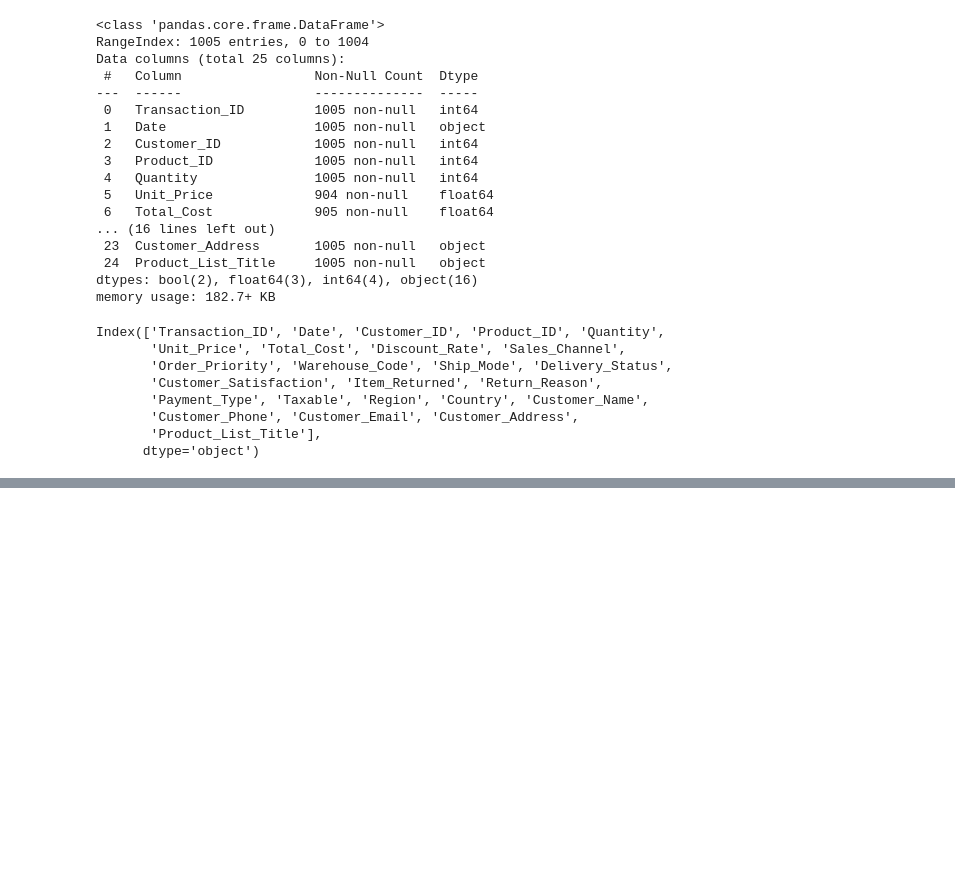
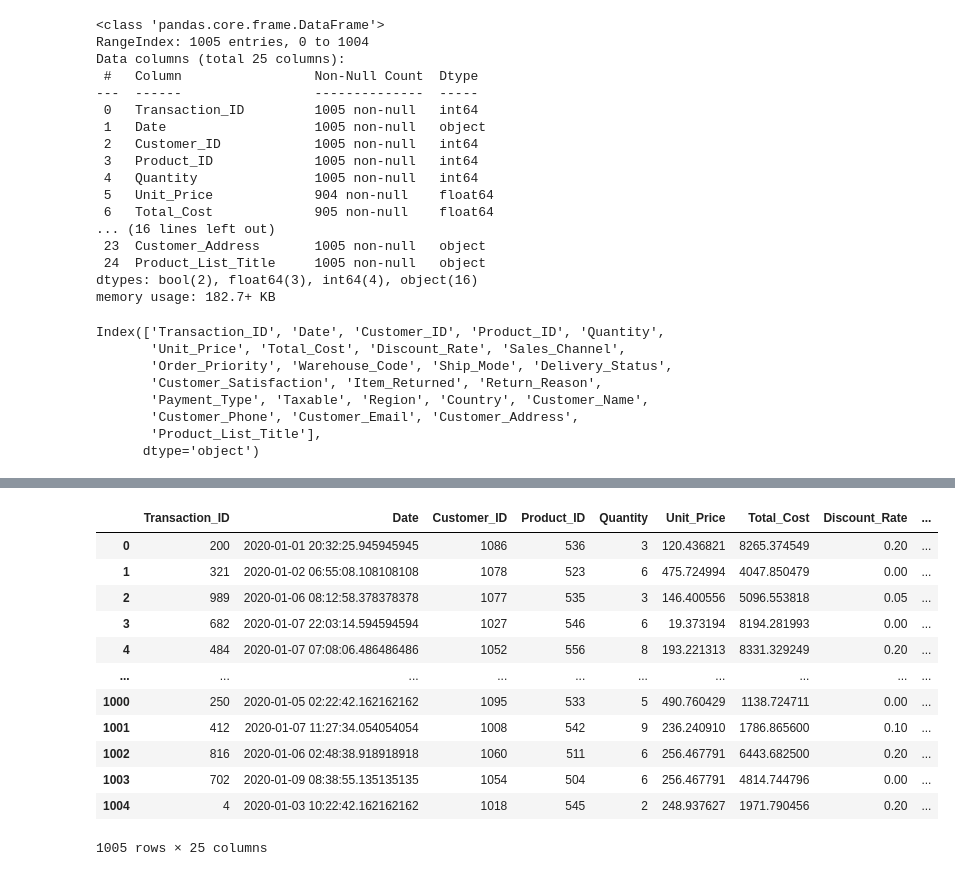
Before and after one commit to kayanbadejo/Ziko_Logistics, a Jupyter notebook: ETL_Pipeline.ipynb, the cells around one changed output, grey strips where cells are left out. Saved outputs shown, nothing was run; the diff lists cells and outputs as text; code cells hidden in the pictures; blank space fills up the shorter version.

Commit message:
Data Loading and ETL Ochestration Completed

```diff
--- a/ETL_Pipeline.ipynb
+++ b/ETL_Pipeline.ipynb
@@ -56,3 +82,16 @@ Index(['Transaction_ID', 'Date', 'Customer_ID', 'Product_ID', 'Quantity',
        'Customer_Phone', 'Customer_Email', 'Customer_Address',
        'Product_List_Title'],
       dtype='object')
+# %%
+# Data Cleaning and Transformation
+
+# Create  a copy of the Data Frame
+ZikoDF = Ziko_DF.copy()
+
+# Fill the Missing Values
+ZikoDF.fillna({
+               'Unit_Price' : ZikoDF['Unit_Price'].mean(),
+               'Total_Cost' : ZikoDF['Total_Cost'].mean(),
+               'Discount_Rate' : 0.0,
+               'Return_Reason' : 'Unknown'
+               }, inplace = True)
@@ -58,0 +118,18 @@ Index(['Transaction_ID', 'Date', 'Customer_ID', 'Product_ID', 'Quantity',
+# %%
+ZikoDF['Date'] = pd.to_datetime(ZikoDF['Date'])
+
+ZikoDF
+# %% [output]
+|  | Transaction_ID | Date | Customer_ID | Product_ID | Quantity | Unit_Price | Total_Cost | Discount_Rate | ... |
+| 0 | 200 | 2020-01-01 20:32:25.945945945 | 1086 | 536 | 3 | 120.436821 | 8265.374549 | 0.20 | ... |
+| 1 | 321 | 2020-01-02 06:55:08.108108108 | 1078 | 523 | 6 | 475.724994 | 4047.850479 | 0.00 | ... |
+| 2 | 989 | 2020-01-06 08:12:58.378378378 | 1077 | 535 | 3 | 146.400556 | 5096.553818 | 0.05 | ... |
+| 3 | 682 | 2020-01-07 22:03:14.594594594 | 1027 | 546 | 6 | 19.373194 | 8194.281993 | 0.00 | ... |
+| 4 | 484 | 2020-01-07 07:08:06.486486486 | 1052 | 556 | 8 | 193.221313 | 8331.329249 | 0.20 | ... |
+| ... | ... | ... | ... | ... | ... | ... | ... | ... | ... |
+| 1000 | 250 | 2020-01-05 02:22:42.162162162 | 1095 | 533 | 5 | 490.760429 | 1138.724711 | 0.00 | ... |
+| 1001 | 412 | 2020-01-07 11:27:34.054054054 | 1008 | 542 | 9 | 236.240910 | 1786.865600 | 0.10 | ... |
+| 1002 | 816 | 2020-01-06 02:48:38.918918918 | 1060 | 511 | 6 | 256.467791 | 6443.682500 | 0.20 | ... |
+| 1003 | 702 | 2020-01-09 08:38:55.135135135 | 1054 | 504 | 6 | 256.467791 | 4814.744796 | 0.00 | ... |
+| 1004 | 4 | 2020-01-03 10:22:42.162162162 | 1018 | 545 | 2 | 248.937627 | 1971.790456 | 0.20 | ... |
+1005 rows × 25 columns
```
Also changed, not shown: parts of 12 cells of this notebook, 5 other files.
